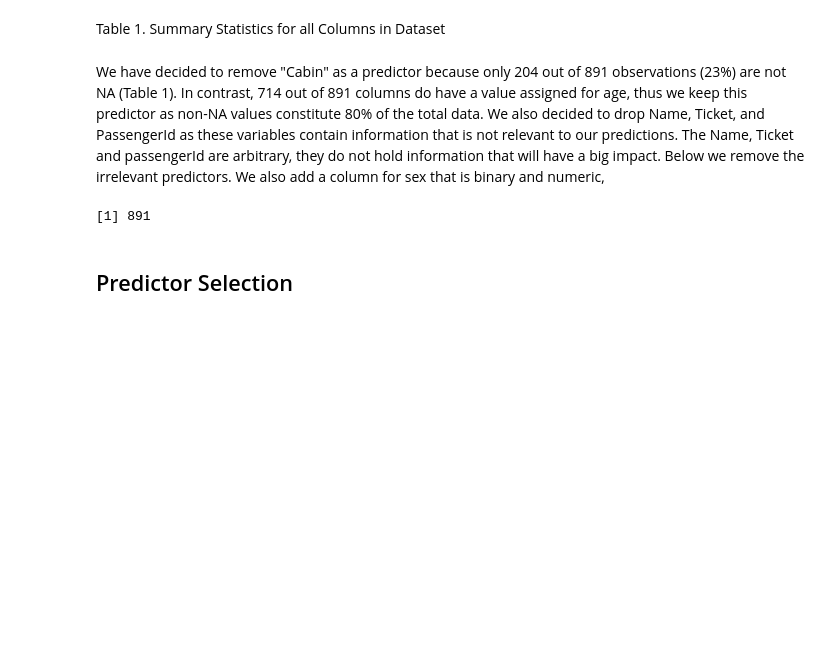
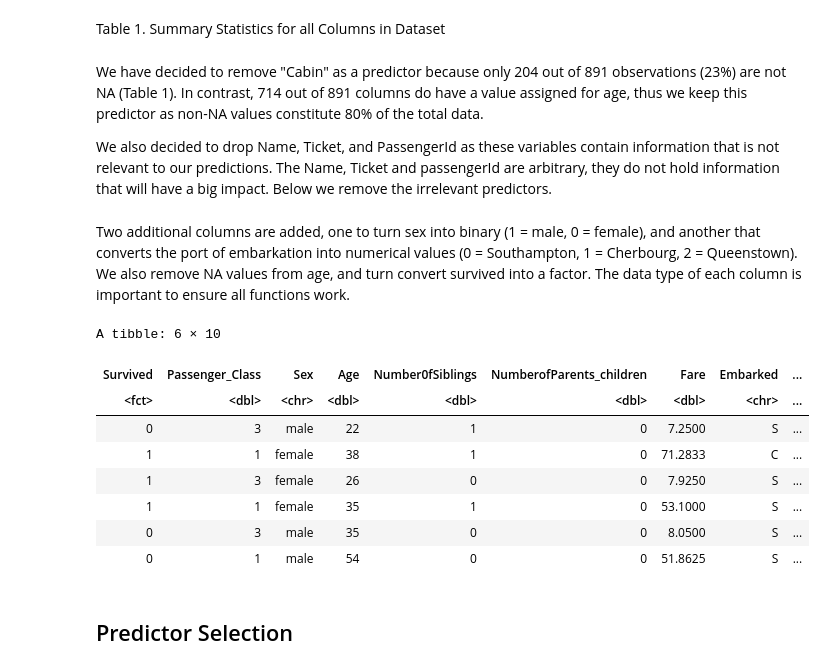
Before and after one commit to zhang17s/DSCI-100-Group-Project-, a Jupyter notebook: Proposal.ipynb, the cells around one changed output. Cells and saved outputs as stored; diff of their text form; code cells hidden in the pictures; blank space fills up the shorter version.

```diff
--- a/Proposal.ipynb
+++ b/Proposal.ipynb
@@ -152,20 +123,36 @@ A psych: 12 × 13
 # %% [markdown]
 Table 1. Summary Statistics for all Columns in Dataset
 # %% [markdown]
-We have decided to remove "Cabin" as a predictor because only 204 out of 891 observations (23%) are not NA (Table 1). In contrast, 714 out of 891 columns do have a value assigned for age, thus we keep this predictor as non-NA values constitute 80% of the total data. We also decided to drop Name, Ticket, and PassengerId as these variables contain information that is not relevant to our predictions. The Name, Ticket and passengerId are arbitrary, they do not hold information that will have a big impact. Below we remove the irrelevant predictors. We also add a column for sex that is binary and numeric,
+We have decided to remove "Cabin" as a predictor because only 204 out of 891 observations (23%) are not NA (Table 1). In contrast, 714 out of 891 columns do have a value assigned for age, thus we keep this predictor as non-NA values constitute 80% of the total data.
+
+We also decided to drop Name, Ticket, and PassengerId as these variables contain information that is not relevant to our predictions. The Name, Ticket and passengerId are arbitrary, they do not hold information that will have a big impact. Below we remove the irrelevant predictors.
 # %%
 #getting rid of PassengerId,Name, Embarked,Ticket and Cabin:
 boat_data_selected <- boat_data |>
     select(-PassengerId,-Name, -Ticket, -Cabin)
-# %%
-#adding a column for sex in binary and making the embarked column into numeric(for it to work with the knn model)
-
-boat_data_binary <- boat_data_selected |>
-    mutate(sex_binary = ifelse(Sex == "male", 1, ifelse(Sex == "female", 0, NA))) |>
-    mutate(Embarked_numeric = ifelse(Embarked == "S", 0, ifelse(Embarked == "C", 1, ifelse(Embarked == "Q", 2, NA))))
-nrow(boat_data_binary)
-# %% [output]
-[1] 891
+# %% [markdown]
+Two additional columns are added, one to turn sex into binary (1 = male, 0 = female), and another that converts the port of embarkation into numerical values (0 = Southampton, 1 = Cherbourg, 2 = Queenstown). We also remove NA values from age, and turn convert survived into a factor. The data type of each column is important to ensure all functions work.
+# %%
+#adding a column for sex in binary and making the embarked column into numeric(for it to work with the knn model)
+
+boat_data_binary <- boat_data_selected |>
+    mutate(sex_binary = ifelse(Sex == "male", 1, ifelse(Sex == "female", 0, NA))) |>
+    mutate(Embarked_numeric = ifelse(Embarked == "S", 0, ifelse(Embarked == "C", 1, ifelse(Embarked == "Q", 2, NA))))
+
+boat_data_NA <- boat_data_binary |>
+    filter(!is.na(Age)) |>
+    mutate(Survived = as_factor(Survived))
+head(boat_data_NA)
+# %% [output]
+A tibble: 6 × 10
+| Survived | Passenger_Class | Sex | Age | Number0fSiblings | NumberofParents_children | Fare | Embarked | ... |
+| <fct> | <dbl> | <chr> | <dbl> | <dbl> | <dbl> | <dbl> | <chr> | ... |
+| 0 | 3 | male | 22 | 1 | 0 | 7.2500 | S | ... |
+| 1 | 1 | female | 38 | 1 | 0 | 71.2833 | C | ... |
+| 1 | 3 | female | 26 | 0 | 0 | 7.9250 | S | ... |
+| 1 | 1 | female | 35 | 1 | 0 | 53.1000 | S | ... |
+| 0 | 3 | male | 35 | 0 | 0 | 8.0500 | S | ... |
+| 0 | 1 | male | 54 | 0 | 0 | 51.8625 | S | ... |
 # %% [markdown]
 ## Predictor Selection
 # %%
```
Also changed, not shown: parts of 3 cells of this notebook.
